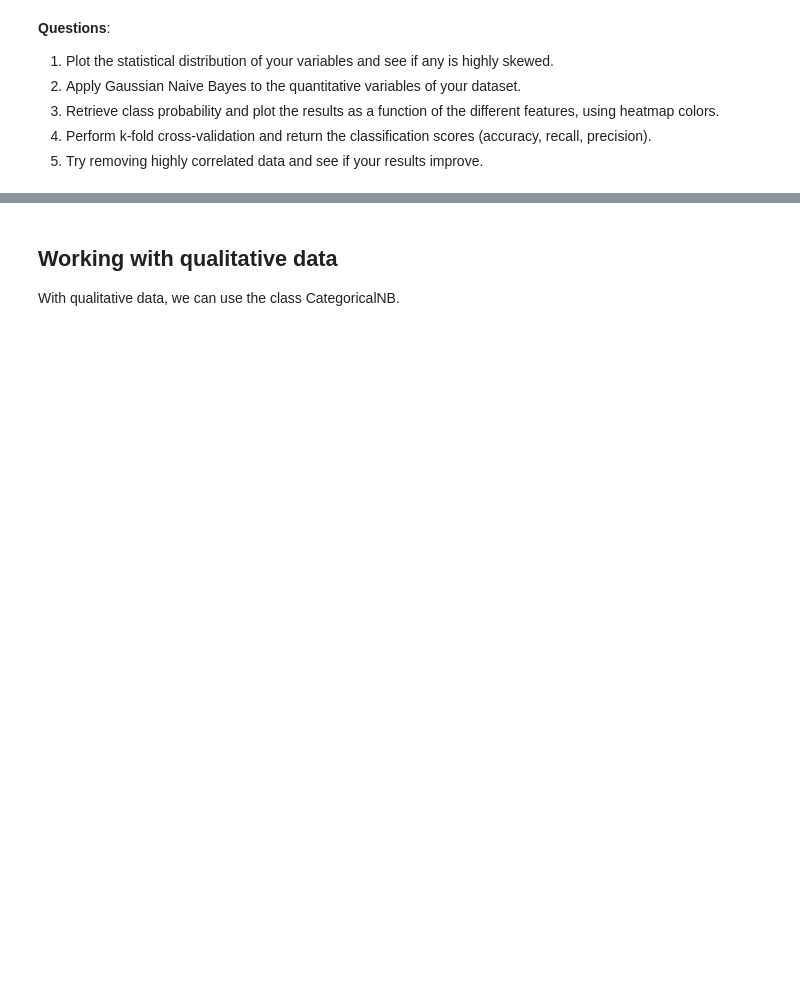
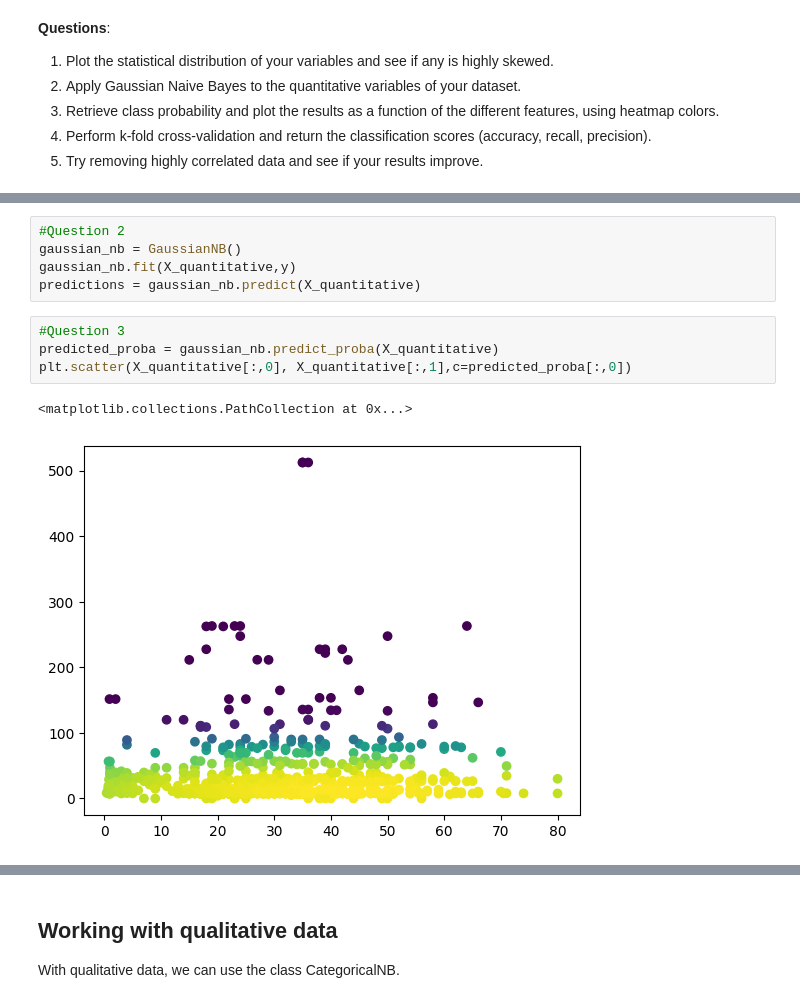
Before and after one commit to SphRbtHyk/miashs_introduction_ml, a Jupyter notebook: lab6/naive_bayes.ipynb, the cells around one changed output, grey strips where cells are left out. Drawn from its saved outputs; the diff is of its cells as text; blank space fills up the shorter version.

```diff
--- a/lab6/naive_bayes.ipynb
+++ b/lab6/naive_bayes.ipynb
@@ -62,0 +73,12 @@ weighted avg       0.68      0.67      0.61       891
+# %%
+#Question 2
+gaussian_nb = GaussianNB()
+gaussian_nb.fit(X_quantitative,y)
+predictions = gaussian_nb.predict(X_quantitative)
+# %%
+#Question 3
+predicted_proba = gaussian_nb.predict_proba(X_quantitative)
+plt.scatter(X_quantitative[:,0], X_quantitative[:,1],c=predicted_proba[:,0])
+# %% [output]
+<matplotlib.collections.PathCollection at 0x...>
+[figure, added]
```
Also changed, not shown: parts of 12 cells of this notebook.
